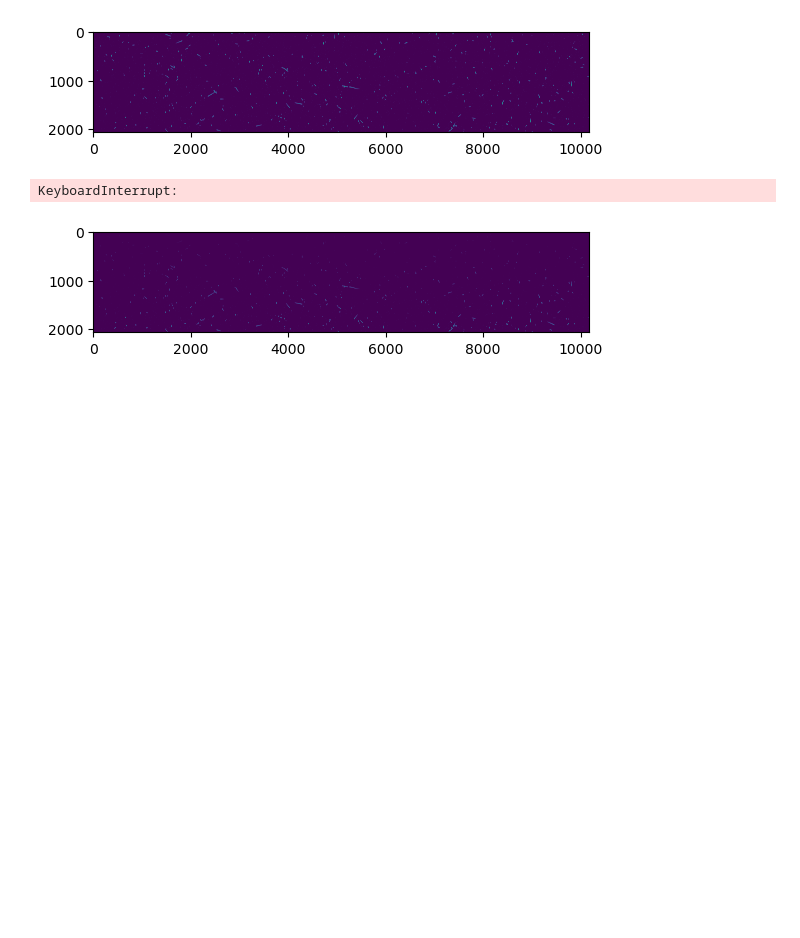
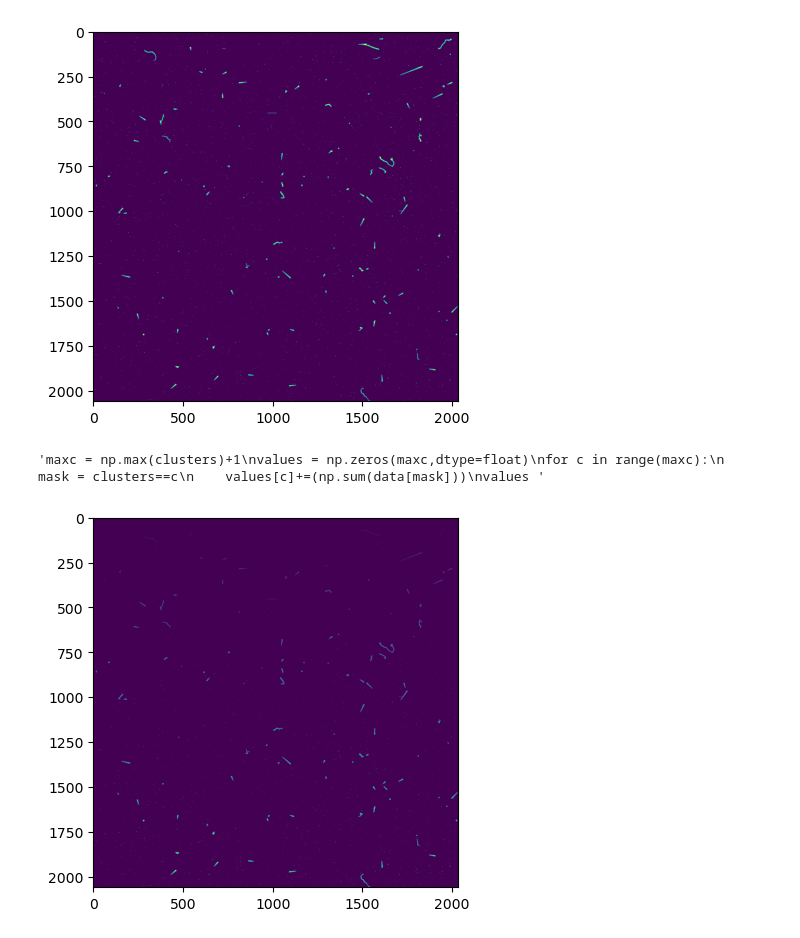
Before and after one commit to AsbjornPreuss/AppMLFinalProject, a Jupyter notebook: Clustering.ipynb, the cells around one changed output. Cells and saved outputs as stored; diff of their text form; code cells hidden in the pictures; blank space fills up the shorter version.

Commit message:
Separated first file to clusters and exported binary

```diff
--- a/Clustering.ipynb
+++ b/Clustering.ipynb
@@ -1,49 +32,33 @@
+# %%
+data = gen_binary()
 # %%
-import numpy as np
-import matplotlib.pyplot as plt
-from queue import Queue
-
-data = np.genfromtxt("binary_data.csv",delimiter=",")
 plt.imshow(data)
 
 h,w = data.shape
 plt.show()
 
 
-clusters = np.array([[-1 for i in range(w)]for j in range(h)])
+clusters = -1* np.ones_like(data)
 
-sniv = 1
-
-def checknaboer(i,j):
-    naboer = [(1,-1),(1,0),(1,1),(0,-1),(0,1),(-1,-1),(-1,0),(-1,1)]
-    for n in naboer:
-        nabo = (n[0]+i,n[1]+j)
-        if (nabo[0]<0)or(nabo[0]==h)or(nabo[1]<0)or(nabo[1]==w):
-            continue
-        if (data[nabo]>=sniv)&(clusters[nabo]==-1):
-            clusters[nabo] = clusters[i,j]
-            koe.put(nabo)
-#             checknaboer(*nabo)
-
-koe = Queue()
+queue = Queue()
 c = 0
 for i in range(h):
     for j in range(w):
-        if (clusters[i,j]==-1)&(data[i,j]>=sniv):
+        if (clusters[i,j]==-1)&(data[i,j]>0):
             clusters[i,j] = c
             c+=1
-            checknaboer(i,j)
-        while (np.invert(koe.empty())):
-            checknaboer(*koe.get())
+            check_nbors(i,j,queue)
+        while not queue.empty():
+            check_nbors(*queue.get(),queue)
 plt.imshow(clusters)
 
-maxc = np.max(clusters)+1
+"""maxc = np.max(clusters)+1
 values = np.zeros(maxc,dtype=float)
 for c in range(maxc):
     mask = clusters==c
     values[c]+=(np.sum(data[mask]))
-values
+values """
 # %% [output]
-[figure, old version]
+[figure, new version]
-KeyboardInterrupt:
+'maxc = np.max(clusters)+1\nvalues = np.zeros(maxc,dtype=float)\nfor c in range(maxc):\n    mask = clusters==c\n    values[c]+=(np.sum(data[mask]))\nvalues '
-[figure, old version]
+[figure, new version]
```
Also changed, not shown: parts of 7 cells of this notebook, 1 other file.
